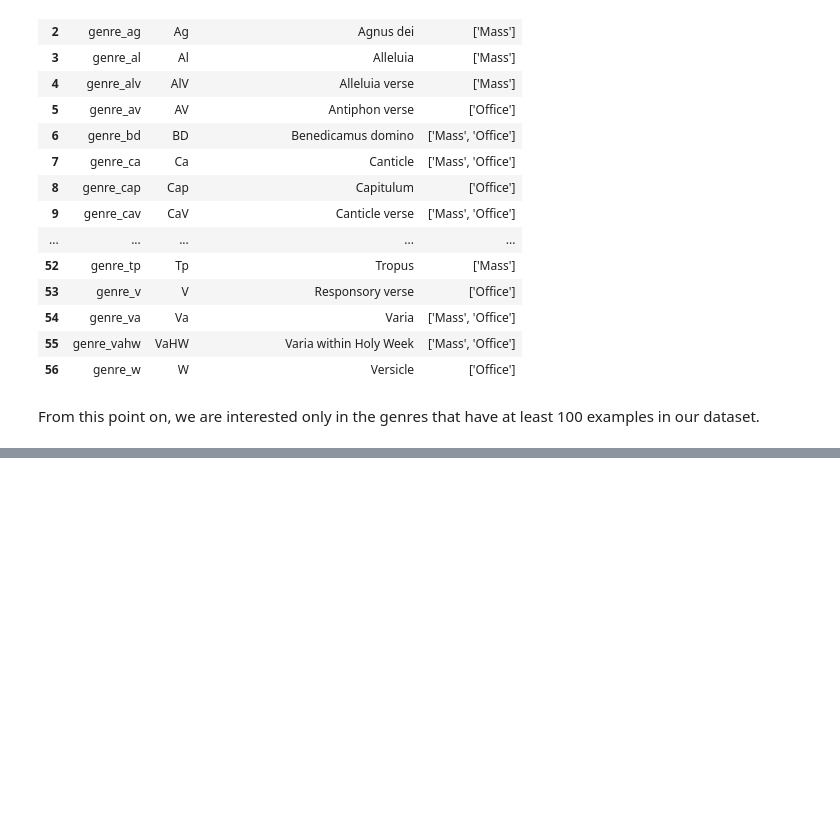
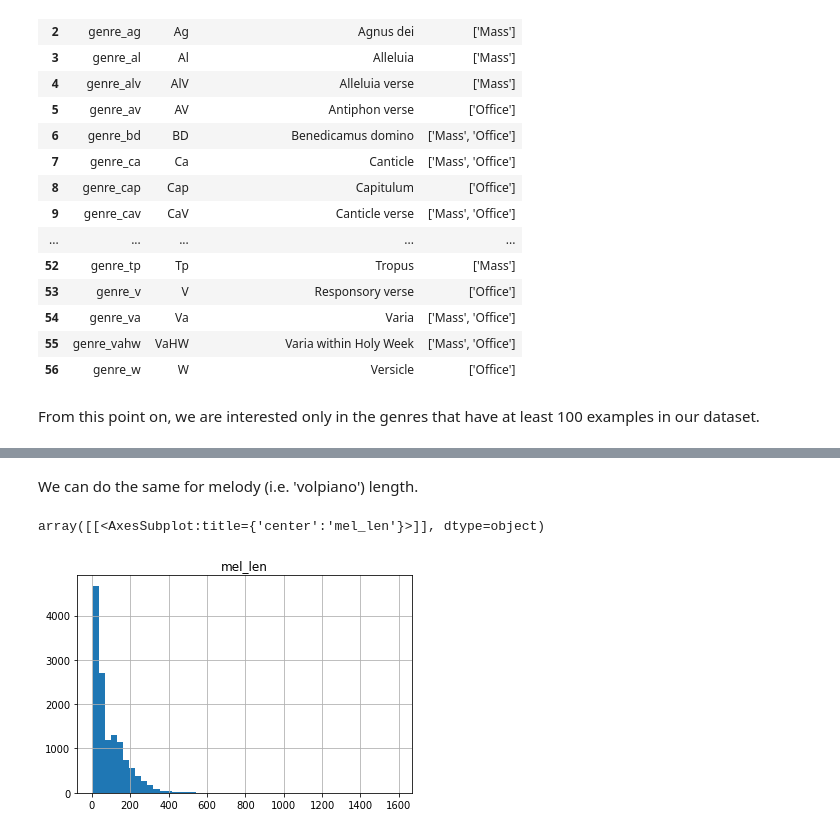
Before and after one commit to kszabova/rhythmify, a Jupyter notebook: data/data_statistics.ipynb, the cells around one changed output, grey strips where cells are left out. Drawn from its saved outputs; the diff is of its cells as text; code cells hidden in the pictures; blank space fills up the shorter version.

```diff
--- a/data/data_statistics.ipynb
+++ b/data/data_statistics.ipynb
@@ -93,0 +123,7 @@ df['genre_id'].value_counts()[genre_list].plot(kind='bar')
+# %% [markdown]
+We can do the same for melody (i.e. 'volpiano') length.
+# %%
+df.assign(mel_len=lambda x: x.volpiano.str.len()).hist('mel_len', bins=50)
+# %% [output]
+array([[<AxesSubplot:title={'center':'mel_len'}>]], dtype=object)
+[figure, added]
```
Also changed, not shown: parts of 21 cells of this notebook.
